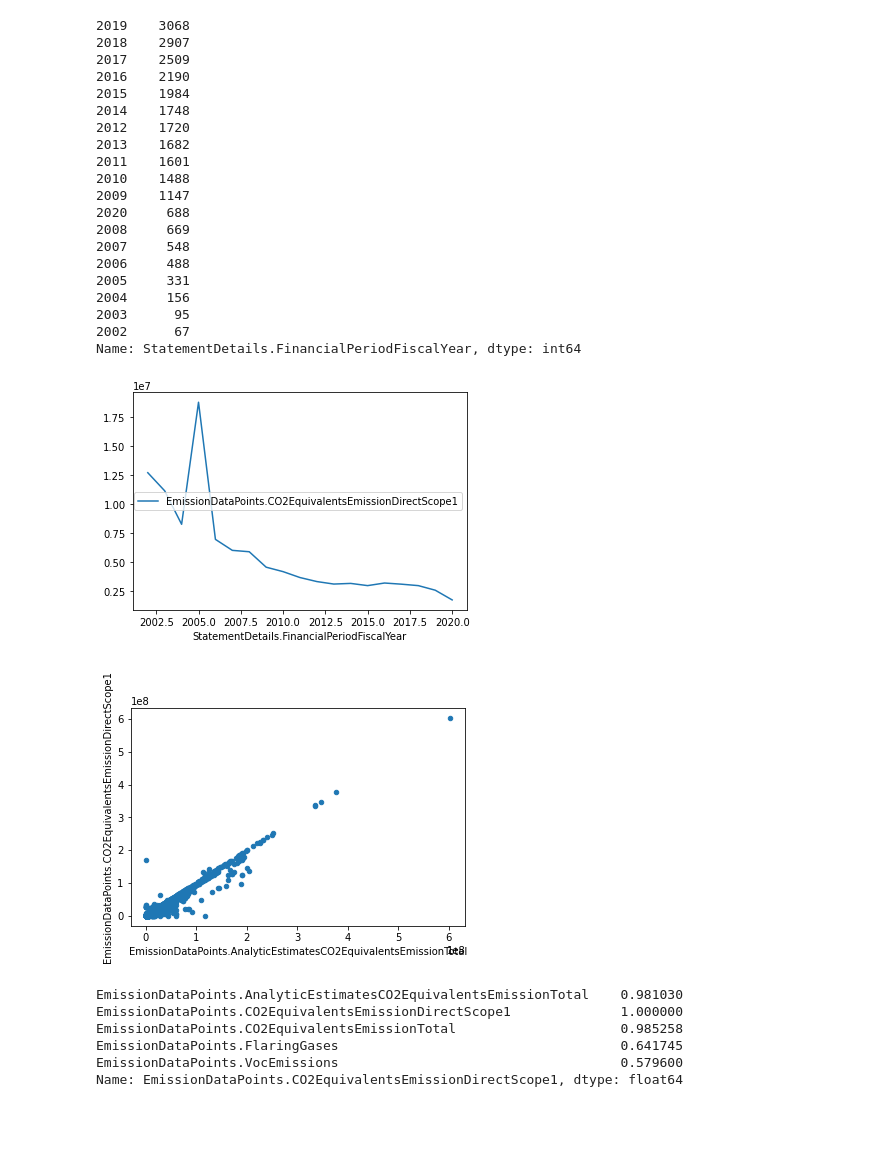
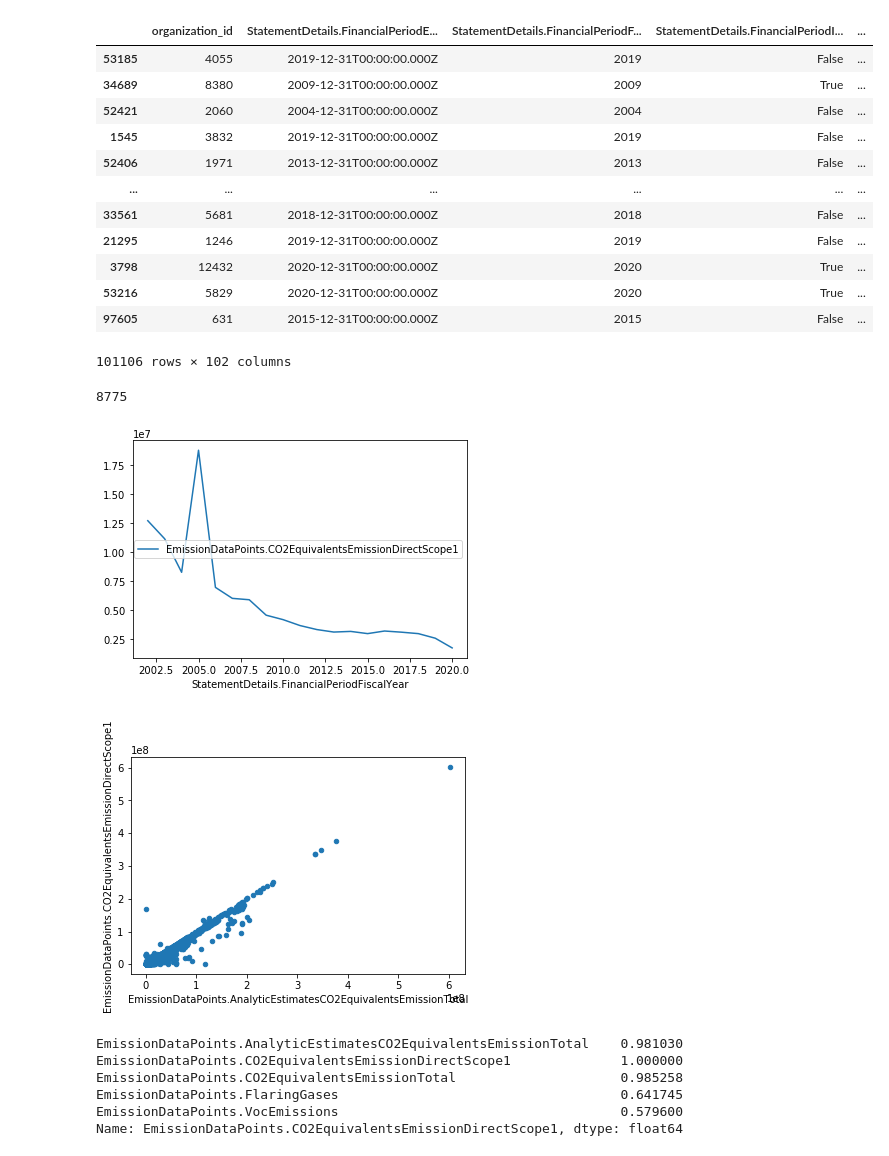
Before and after one commit to knuffelbeer/leren_en_beslissen_public, a Jupyter notebook: company_emissions_preprocessing_lin_reg.ipynb, the cells around one changed output. Saved outputs shown, nothing was run; the diff lists cells and outputs as text; code cells hidden in the pictures; blank space fills up the shorter version.

```diff
--- a/company_emissions_preprocessing_lin_reg.ipynb
+++ b/company_emissions_preprocessing_lin_reg.ipynb
@@ -1,5 +1,7 @@
 # %%
 import pandas as pd
+from scipy import stats
+import numpy as np
 
 #open dataset
 df0 = pd.read_csv("20220105_company_emissions_data.csv", sep=',')
@@ -70,36 +72,54 @@ df1 = df0.drop(columns=['WorkforceDataPoints.AsianMinoritiesEmployeesPercent',
                       'WorkforceDataPoints.TotalInjuryRateTotal',
                       'WorkforceDataPoints.TradeUnionRepresentation',
                       'WorkforceDataPoints.TrainingCostsTotal',
                       'WorkforceDataPoints.TrainingHoursTotal',
                       'WorkforceDataPoints.TurnoverOfEmployees',
                       'WorkforceDataPoints.VoluntaryTurnoverOfEmployees',
                       'WorkforceDataPoints.WagesWorkingConditionControversiesCount',
                       'WorkforceDataPoints.WhiteMinoritiesEmployeesPercent',
                       'WorkforceDataPoints.WhiteMinoritiesManagersPercent',
                       'WorkforceDataPoints.WomenEmployees',
                       'WorkforceDataPoints.WomenManagers',
                       'WorkforceIndicators.AnnouncedLayOffsToTotalEmployees',
                       'WorkforceIndicators.HealthAndSafetyPolicy',
                       'WorkforceIndicators.InjuriesToMillionHours',
                       'WorkforceIndicators.LostDaysToTotalDays',
                       'WorkforceIndicators.NetEmploymentCreation',
                       'WorkforceIndicators.SalaryGap',
                       'WorkforceIndicators.TrainingAndDevelopmentPolicy',
                       'WorkforceIndicators.TrainingCostsPerEmployee',
                       'WorkforceIndicators.WagesWorkingConditionControversies'],
                       axis=1)
 
 #number of columns in (cleaned) dataset
 len(df0.columns)
 len(df1.columns)
 
 df1.sort_values(['GTAP sector'], ascending=[True], inplace=True)
+display(df1)
 
 #save cleaned dataset as new file
 df = df1.to_csv('company_emissions_cleaned.csv', index=True)
+# %% [output]
+|  | organization_id | StatementDetails.FinancialPeriodE... | StatementDetails.FinancialPeriodF... | StatementDetails.FinancialPeriodI... | ... |
+| 53185 | 4055 | 2019-12-31T00:00:00.000Z | 2019 | False | ... |
+| 34689 | 8380 | 2009-12-31T00:00:00.000Z | 2009 | True | ... |
+| 52421 | 2060 | 2004-12-31T00:00:00.000Z | 2004 | False | ... |
+| 1545 | 3832 | 2019-12-31T00:00:00.000Z | 2019 | False | ... |
+| 52406 | 1971 | 2013-12-31T00:00:00.000Z | 2013 | False | ... |
+| ... | ... | ... | ... | ... | ... |
+| 33561 | 5681 | 2018-12-31T00:00:00.000Z | 2018 | False | ... |
+| 21295 | 1246 | 2019-12-31T00:00:00.000Z | 2019 | False | ... |
+| 3798 | 12432 | 2020-12-31T00:00:00.000Z | 2020 | True | ... |
+| 53216 | 5829 | 2020-12-31T00:00:00.000Z | 2020 | True | ... |
+| 97605 | 631 | 2015-12-31T00:00:00.000Z | 2015 | False | ... |
+101106 rows × 102 columns
 # %%
 #drop rows with no data in either the year or target collumn
 df2 = df1.dropna(subset=['EmissionDataPoints.CO2EquivalentsEmissionDirectScope1', 'StatementDetails.FinancialPeriodFiscalYear'])
+#df2 = df2[(np.abs(stats.zscore(df2['EmissionDataPoints.CO2EquivalentsEmissionDirectScope1'])) < 3)]
+#df2.loc[df2['EmissionDataPoints.CO2EquivalentsEmissionDirectScope1']!=df2['EmissionDataPoints.CO2EquivalentsEmissionDirectScope1'].max()]
+
 
 #Make all data numeric
 df2_numeric = df2.apply(pd.to_numeric, args=('coerce',))
@@ -112,29 +132,12 @@ df2_grouped_by_year.reset_index().plot(x = 'StatementDetails.FinancialPeriodFisc
 df2_numeric.plot.scatter(x='EmissionDataPoints.AnalyticEstimatesCO2EquivalentsEmissionTotal', y = 'EmissionDataPoints.CO2EquivalentsEmissionDirectScope1')
 
 df2['StatementDetails.FinancialPeriodFiscalYear'].value_counts()
+
+print(df2['EmissionDataPoints.CO2EquivalentsEmissionDirectScope1'].argmax())
 # %% [output]
-2019    3068
-2018    2907
-2017    2509
-2016    2190
-2015    1984
-2014    1748
-2012    1720
-2013    1682
-2011    1601
-2010    1488
-2009    1147
-2020     688
-2008     669
-2007     548
-2006     488
-2005     331
-2004     156
-2003      95
-2002      67
-Name: StatementDetails.FinancialPeriodFiscalYear, dtype: int64
+8775
-[figure, old version]
+[figure, new version]
-[figure, old version]
+[figure, new version]
 # %%
 #Keep only numeric values for correlation calculations
 df_full = df2.apply(pd.to_numeric, args=('coerce',))
```
Also changed, not shown: parts of 7 cells of this notebook.
